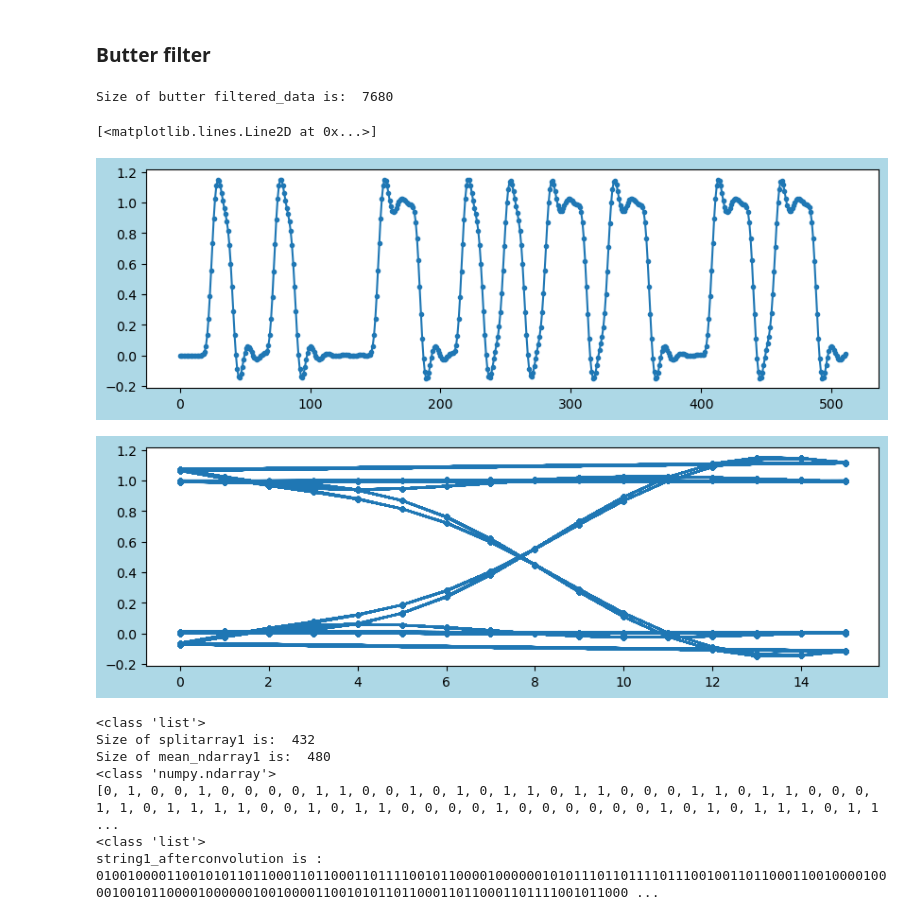
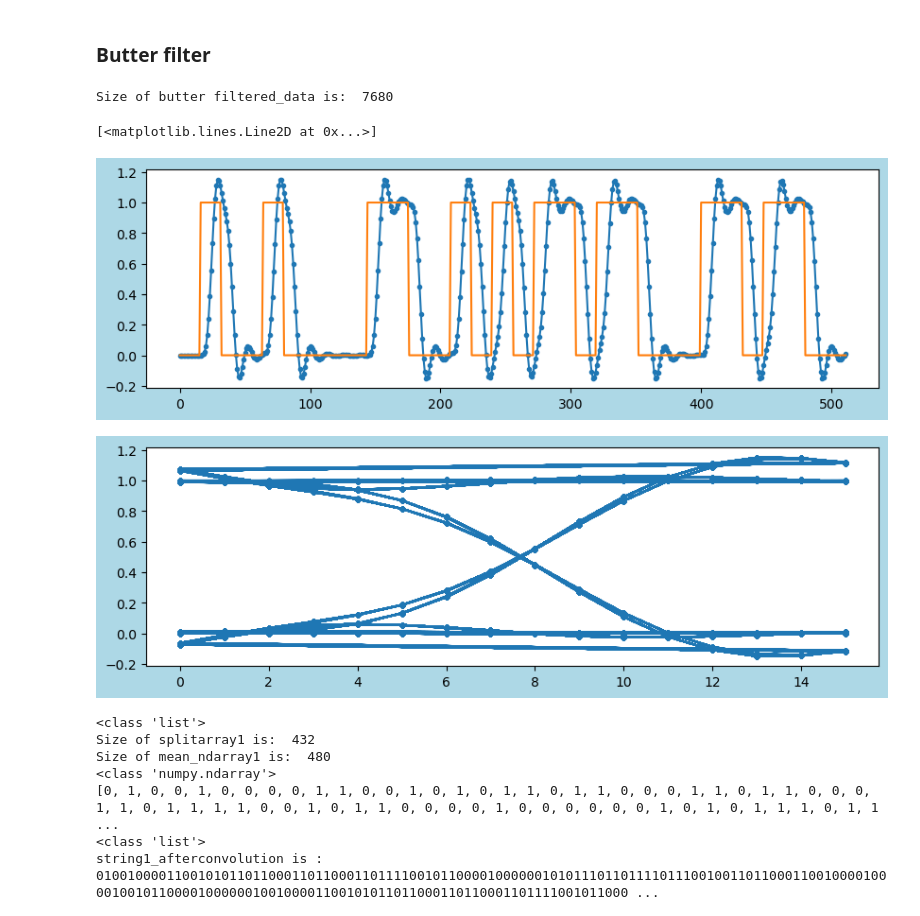
Before and after one commit to tacticstactics/Intercoder-Reliability, a Jupyter notebook: Hello-World-Reliability.ipynb, the cells around one changed output. Drawn from its saved outputs; the diff is of its cells as text; code cells hidden in the pictures.

```diff
--- a/Hello-World-Reliability.ipynb
+++ b/Hello-World-Reliability.ipynb
@@ -165,26 +166,27 @@ The regenerated_string_1 is:  Hello, World!, Hello, World!, Hello, World!, Hello
 # %%
 #Butter Filter
 order = 6
 normal_cutoff = 0.16 # 0 to 1
 b, a = signal.butter(order, normal_cutoff, btype='low', analog=False)
 
 data1_butter_filtered = signal.lfilter(b, a, TX_analog_values1) # scipy.signal.lfilter
 #print(data1_butter_filtered)
 
 #print('Size of butter filtered_data is: ', sys.getsizeof(data1_butter_filtered))
 print('Size of butter filtered_data is: ', data1_butter_filtered.size)
 
 fig1 = plt.figure(figsize = (10,3), facecolor='lightblue')
 ax1_1 = fig1.add_subplot(1, 1, 1)
 ax1_1.plot(data1_butter_filtered[0:sss], ".-")
+ax1_1.plot(TX_analog_values1[0:sss], "-")
 
 fig1 = plt.figure(figsize = (10,3), facecolor='lightblue')
 ax1_1 = fig1.add_subplot(1, 1, 1)
 ax1_1.plot(array, data1_butter_filtered, ".-")
 # %% [output]
 Size of butter filtered_data is:  7680
 [<matplotlib.lines.Line2D at 0x...>]
-[figure, old version]
+[figure, new version]
 [figure]
 # %%
 
```
Also changed, not shown: parts of 1 cell of this notebook.
